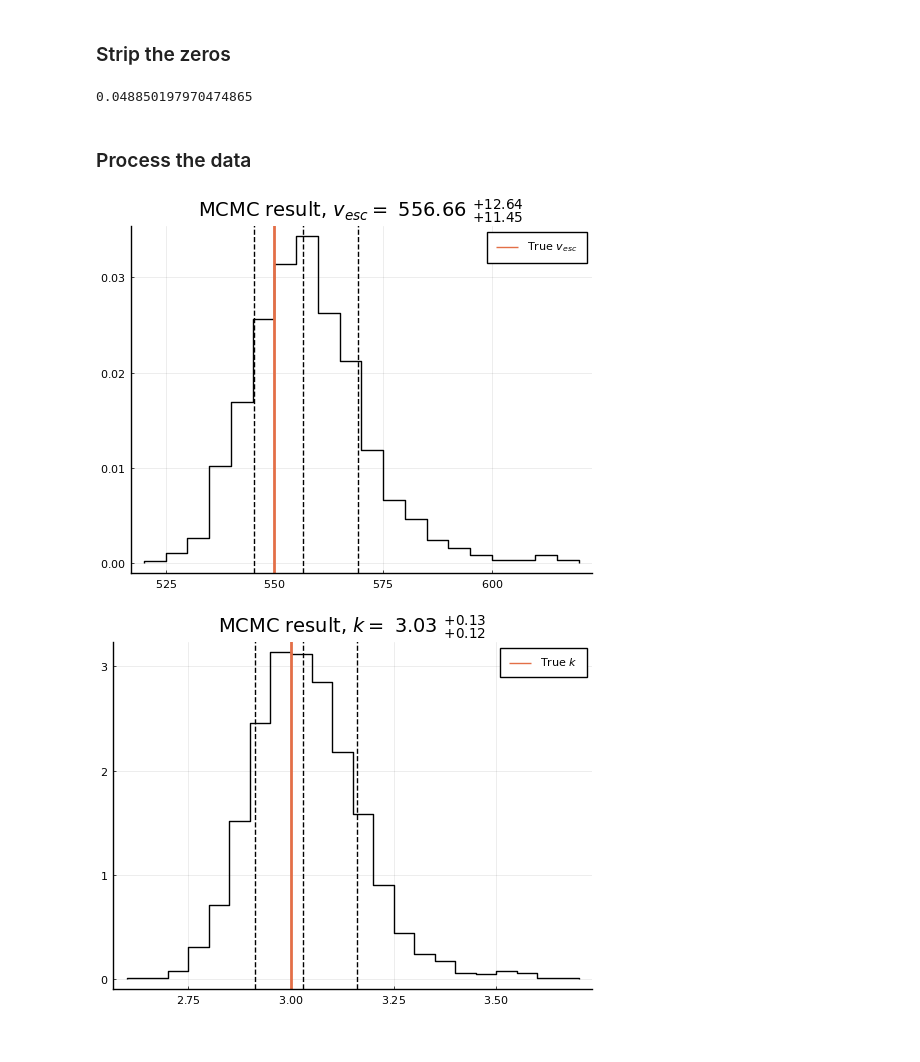
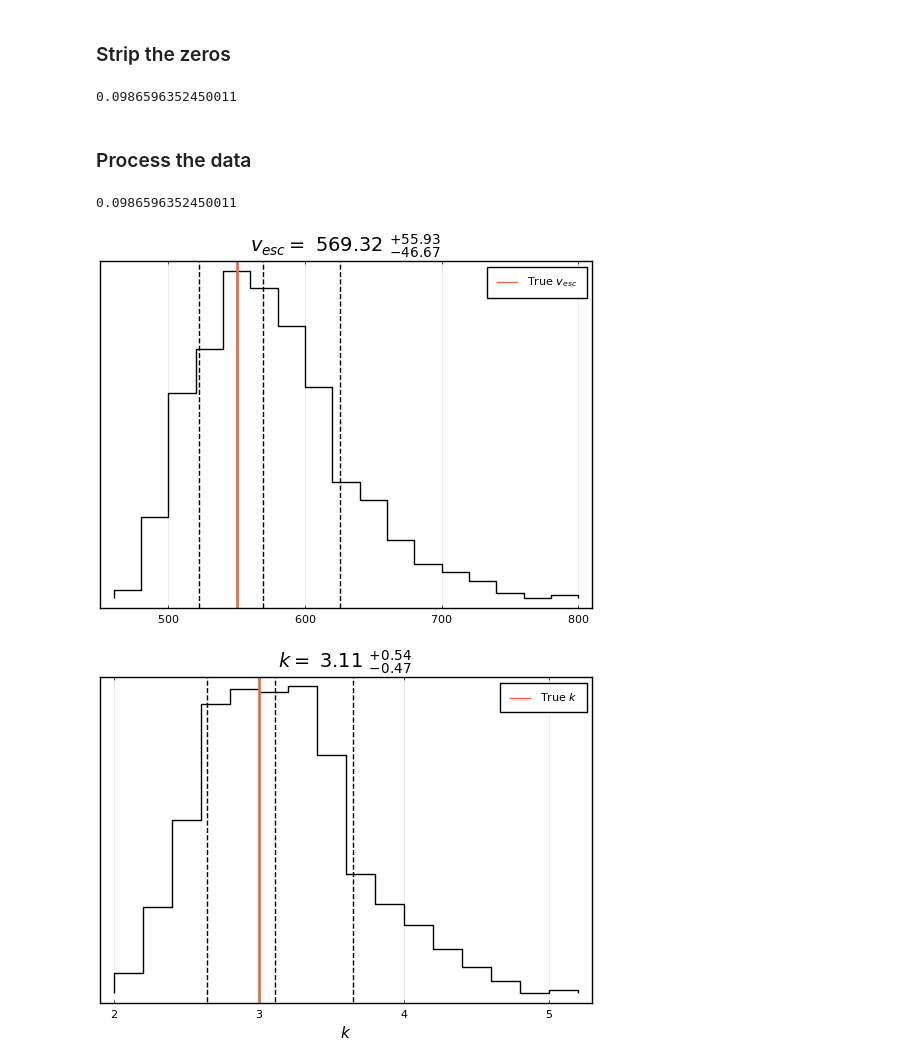
Before and after one commit to CianMRoche/18.337-Final-Project, a Jupyter notebook: MH_julia.ipynb, the cells around one changed output. Saved outputs shown, nothing was run; the diff lists cells and outputs as text; code cells hidden in the pictures.

```diff
--- a/MH_julia.ipynb
+++ b/MH_julia.ipynb
@@ -163,13 +165,13 @@ metropolis_hastings (generic function with 1 method)
 # %% [markdown]
 # Run MH algorithm
 # %%
-num_steps = 40000
+num_steps = 10000
 burnin = 200
 initial_guess = [600.0,4.0]
 
 quantile_list = [0.16, 0.5, 0.84]
 
-accepted, rejected = metropolis_hastings(target_data,
+@benchmark accepted, rejected = metropolis_hastings(target_data,
                                         num_steps,
                                         initial_guess,
                                         log_likelihood,
@@ -199,8 +210,10 @@ end
 
 accepted_stripped = accepted[:,accepted_col_indices]
 rejected_stripped = rejected[:,rejected_col_indices];
-# %% [output]
-0.048850197970474865
+# %%
+length(accepted_stripped) / length(rejected_stripped)
+# %% [output]
+0.0986596352450011
 # %% [markdown]
 ### Process the data
 # %%
@@ -223,10 +236,12 @@ vesc_upper_1sigma = vesc_quantiles[3] - vesc_median
 k_median = k_quantiles[2]
 k_lower_1sigma = k_median - k_quantiles[1]
 k_upper_1sigma = k_quantiles[3] - k_median;
+# %% [output]
+0.0986596352450011
 # %%
-plot(vesc_posterior, normed = true,
+vplot = plot(vesc_posterior, normed = true,
                     bins = 25,
-                    title = "MCMC result, \$v_{esc} =\$ $(@sprintf("%.2f", vesc_median)) \$ ^{+$(@sprintf("%.2f", vesc_upper_1sigma))}_{-$(@sprintf("%.2f", vesc_lower_1sigma))}\$ ",
+                    title = "\$v_{esc} =\$ $(@sprintf("%.2f", vesc_median)) \$ ^{+$(@sprintf("%.2f", vesc_upper_1sigma))}_{-$(@sprintf("%.2f", vesc_lower_1sigma))}\$ ",
                     #alpha = 0.5,
                     #bar_width = 15,
                     #linewidth = 0,
@@ -235,27 +250,33 @@ plot(vesc_posterior, normed = true,
                     label = "",
                     seriestype=:stephist,
                     size=(500,400),
+                    #xlabel=L"$v_{esc}$",
+                    framestyle = :box,
+                    yticks=false
                     )
 vline!([target_vesc], lw = 2, label = L"True $v_{esc}$")
 
 vline!(vesc_quantiles , ls=:dash, color="black",lw=1,label="" )
 # %% [output]
-[figure, old version]
+[figure, new version]
 # %%
-plot(k_posterior, normed = true,
+kplot = plot(k_posterior, normed = true,
                     bins = 25,
-                    title = "MCMC result, \$k =\$ $(@sprintf("%.2f", k_median)) \$ ^{+$(@sprintf("%.2f", k_upper_1sigma))}_{-$(@sprintf("%.2f", k_lower_1sigma))}\$ ",
+                    title = "\$k =\$ $(@sprintf("%.2f", k_median)) \$ ^{+$(@sprintf("%.2f", k_upper_1sigma))}_{-$(@sprintf("%.2f", k_lower_1sigma))}\$ ",
                     #alpha = 0.5,
                     #bar_width = 15,
                     #linewidth = 0,
                     #color = "gray" ,
                     lc="black",
                     label = "",
                     seriestype=:stephist,
                     size=(500,400),
+                    xlabel=L"$k$",
+                    framestyle = :box,
+                    yticks=false
                     )
 vline!([target_k], lw = 2, label = L"True $k$")
 
 vline!( k_quantiles, ls=:dash, color="black",lw=1, label="")
 # %% [output]
-[figure, old version]
+[figure, new version]
```
Also changed, not shown: parts of 7 cells of this notebook, 3 other files.
